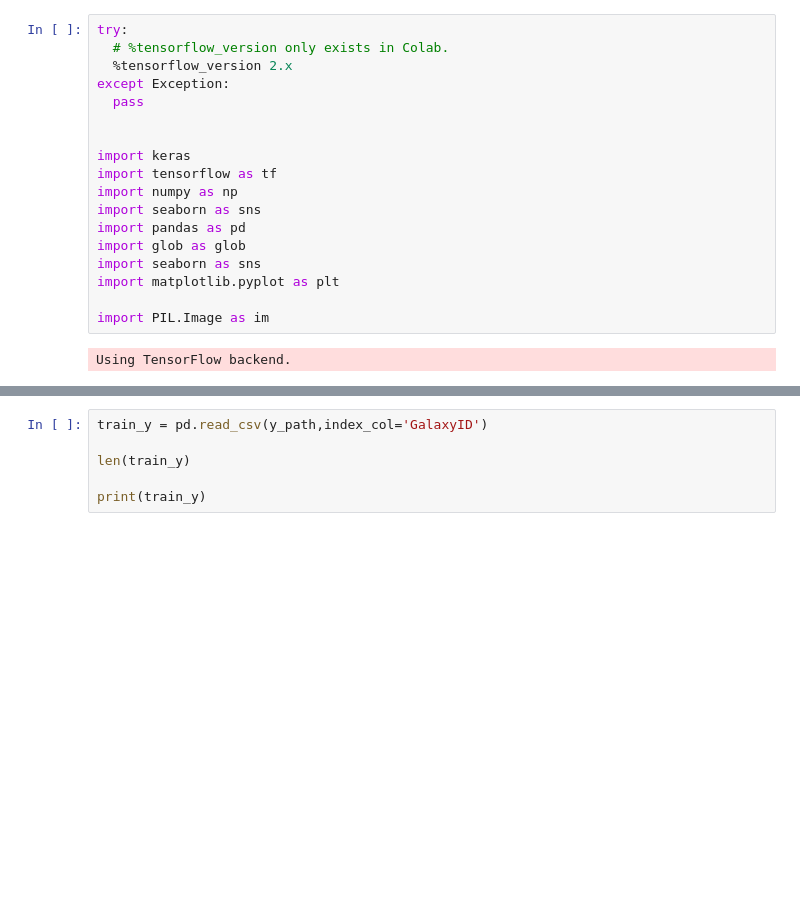
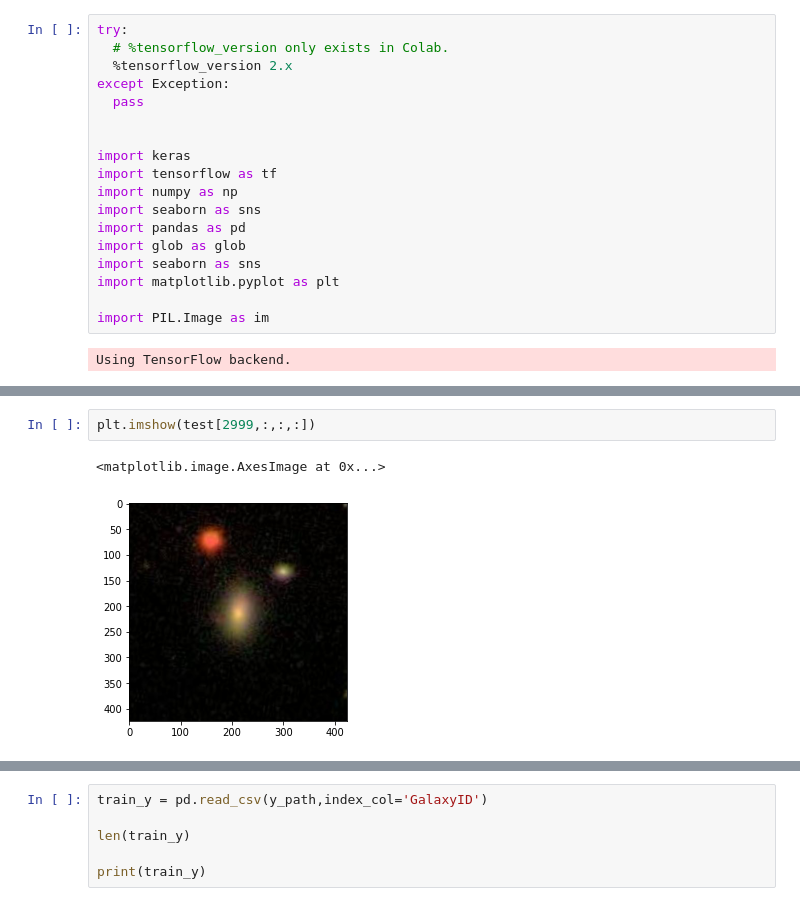
Before and after one commit to tensorvijay/Driftscan, a Jupyter notebook: Galaxy_morphology_CNN.ipynb, the cells around one changed output, grey strips where cells are left out. Drawn from its saved outputs; the diff is of its cells as text; blank space fills up the shorter version.

```diff
--- a/Galaxy_morphology_CNN.ipynb
+++ b/Galaxy_morphology_CNN.ipynb
@@ -124,0 +186,5 @@ Using TensorFlow backend.
+# %%
+plt.imshow(test[2999,:,:,:])
+# %% [output]
+<matplotlib.image.AxesImage at 0x...>
+[figure, added]
```
Also changed, not shown: parts of 179 cells of this notebook.
